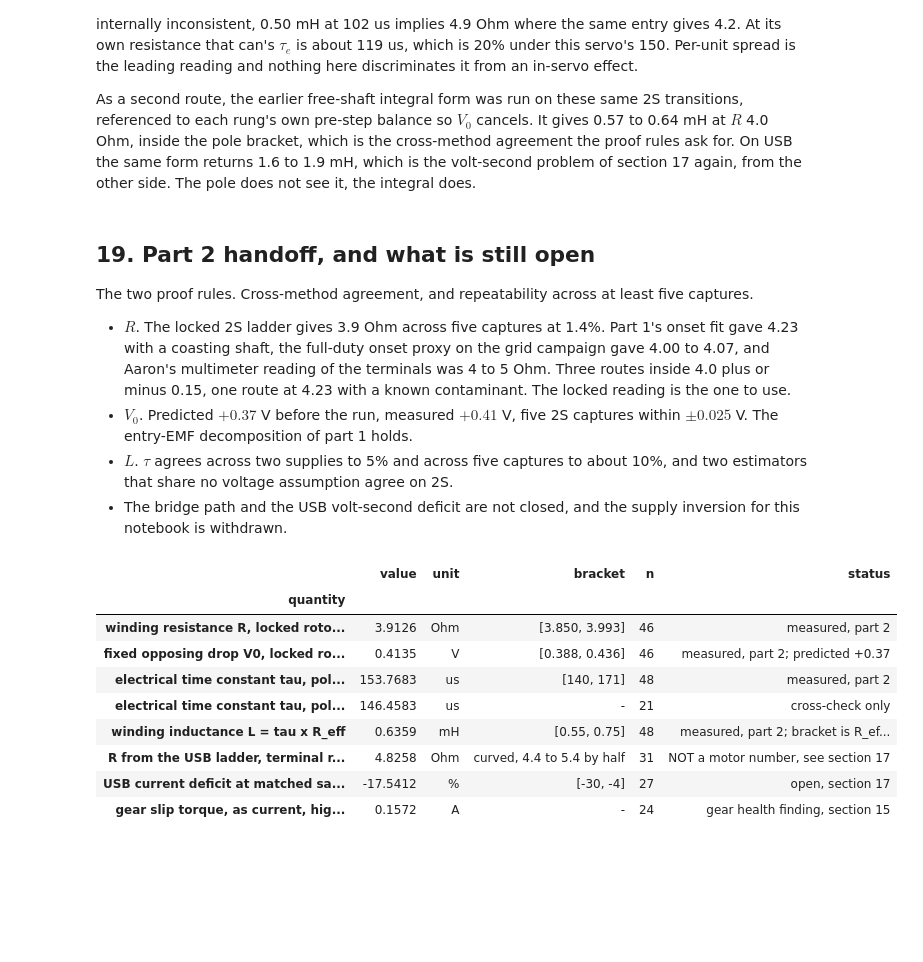
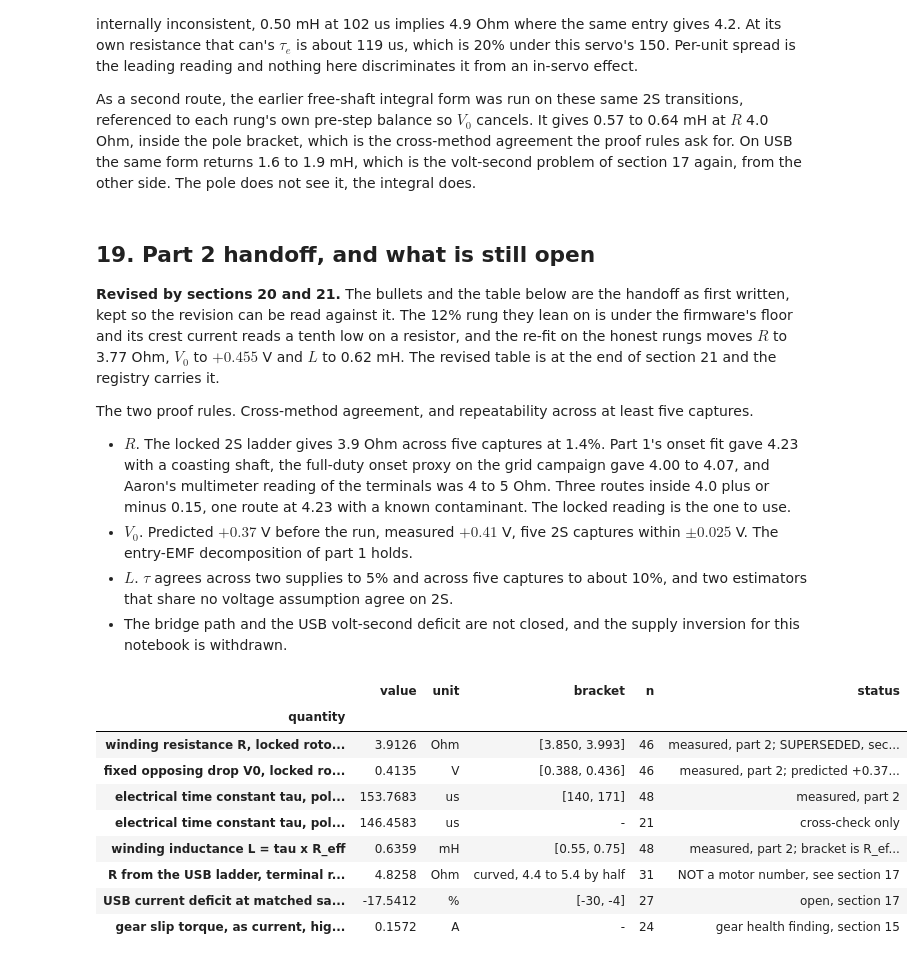
Before and after one commit to OpenServoCore/open-servo-core, a Jupyter notebook: notebooks/02-electrical.ipynb, the cells around one changed output. Drawn from its saved outputs; the diff is of its cells as text; code cells hidden in the pictures; blank space fills up the shorter version.

Commit message:
notebooks: 02 crest floor on a resistor, 2s ladder re-fitted above the floor (#100)

```diff
--- a/notebooks/02-electrical.ipynb
+++ b/notebooks/02-electrical.ipynb
@@ -3064,6 +3100,13 @@ form returns 1.6 to 1.9 mH, which is the volt-second problem of section 17
 again, from the other side. The pole does not see it, the integral does.
 # %% [markdown]
 ## 19. Part 2 handoff, and what is still open
+
+**Revised by sections 20 and 21.** The bullets and the table below are the
+handoff as first written, kept so the revision can be read against it. The
+12% rung they lean on is under the firmware's floor and its crest current
+reads a tenth low on a resistor, and the re-fit on the honest rungs moves $R$
+to 3.77 Ohm, $V_0$ to $+0.455$ V and $L$ to 0.62 mH. The revised table is at
+the end of section 21 and the registry carries it.
 
 The two proof rules. Cross-method agreement, and repeatability across at least
 five captures.
@@ -3082,35 +3125,35 @@ five captures.
 # %%
 handoff2 = pd.DataFrame([
     {"quantity": "winding resistance R, locked rotor, 2S, per-capture mean",
      "value": R_P2, "unit": "Ohm", "bracket": f"[{fits2['R_term'].min():.3f}, {fits2['R_term'].max():.3f}]",
-     "n": int(fits2["n"].sum()), "status": "measured, part 2"},
+     "n": int(fits2["n"].sum()), "status": "measured, part 2; SUPERSEDED, section 21"},
     {"quantity": "fixed opposing drop V0, locked rotor, 2S",
      "value": V0_P2, "unit": "V", "bracket": f"[{fits2['V0_term'].min():.3f}, {fits2['V0_term'].max():.3f}]",
-     "n": int(fits2["n"].sum()), "status": "measured, part 2; predicted +0.37"},
+     "n": int(fits2["n"].sum()), "status": "measured, part 2; predicted +0.37; SUPERSEDED, section 21"},
     {"quantity": "electrical time constant tau, pole method, 2S",
      "value": 1e6 * tau2, "unit": "us", "bracket": f"[{TAU2_CAPS.min():.0f}, {TAU2_CAPS.max():.0f}]",
      "n": len(k2), "status": "measured, part 2"},
     {"quantity": "electrical time constant tau, pole method, USB",
      "value": 1e6 * tauU, "unit": "us", "bracket": "-", "n": len(kU), "status": "cross-check only"},
     {"quantity": "winding inductance L = tau x R_eff",
      "value": 1e3 * L_MID, "unit": "mH", "bracket": "[0.55, 0.75]", "n": len(k2),
-     "status": "measured, part 2; bracket is R_eff plus capture scatter"},
+     "status": "measured, part 2; bracket is R_eff plus capture scatter; SUPERSEDED, section 21"},
     {"quantity": "R from the USB ladder, terminal referenced",
      "value": poolU["R_term"], "unit": "Ohm", "bracket": "curved, 4.4 to 5.4 by half", "n": poolU["n"],
      "status": "NOT a motor number, see section 17"},
     {"quantity": "USB current deficit at matched sampled drive",
      "value": 100 * deficit.mean(), "unit": "%", "bracket": f"[{100*deficit.min():.0f}, {100*deficit.max():.0f}]",
      "n": int(inside.sum()), "status": "open, section 17"},
     {"quantity": "gear slip torque, as current, high-count end on USB",
      "value": float(ladU[(ladU.dir > 0) & (ladU.duty >= 35)].i_A.median()), "unit": "A", "bracket": "-",
      "n": int(((ladU.dir > 0) & (ladU.duty >= 35)).sum()), "status": "gear health finding, section 15"},
 ]).set_index("quantity")
 handoff2.round(4)
 # %% [output]
 |  | value | unit | bracket | n | status |
 | quantity |  |  |  |  |  |
-| winding resistance R, locked roto... | 3.9126 | Ohm | [3.850, 3.993] | 46 | measured, part 2 |
-| fixed opposing drop V0, locked ro... | 0.4135 | V | [0.388, 0.436] | 46 | measured, part 2; predicted +0.37 |
+| winding resistance R, locked roto... | 3.9126 | Ohm | [3.850, 3.993] | 46 | measured, part 2; SUPERSEDED, sec... |
+| fixed opposing drop V0, locked ro... | 0.4135 | V | [0.388, 0.436] | 46 | measured, part 2; predicted +0.37... |
 | electrical time constant tau, pol... | 153.7683 | us | [140, 171] | 48 | measured, part 2 |
 | electrical time constant tau, pol... | 146.4583 | us | - | 21 | cross-check only |
 | winding inductance L = tau x R_eff | 0.6359 | mH | [0.55, 0.75] | 48 | measured, part 2; bracket is R_ef... |
```
Also changed, not shown: parts of 17 cells of this notebook, 1 other file.
